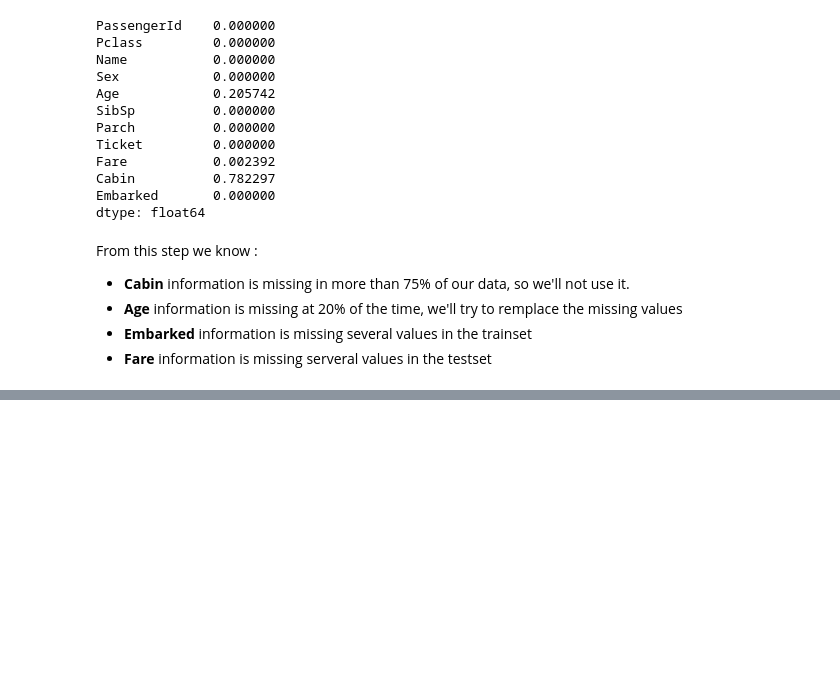
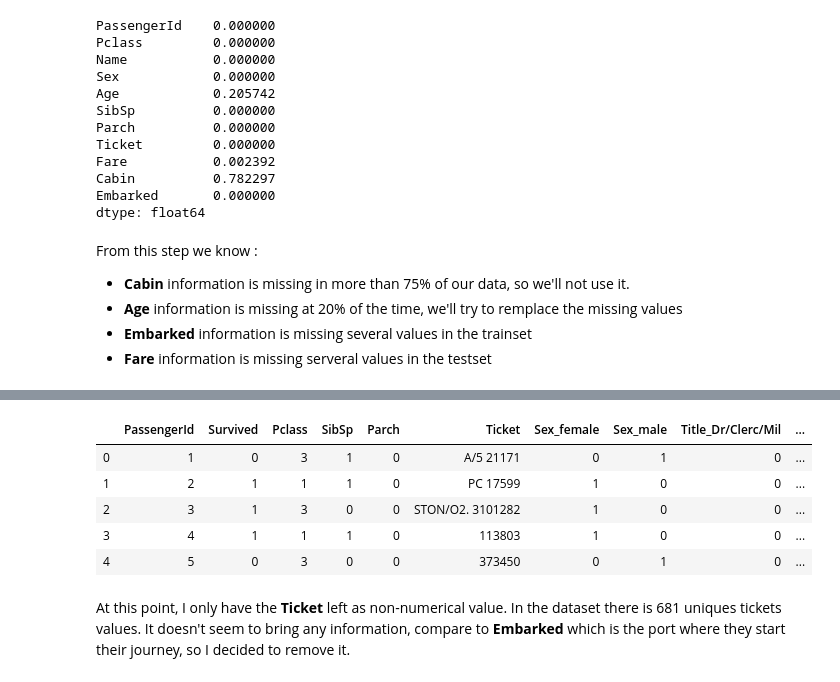
Before and after one commit to Picrik/DataScience, a Jupyter notebook: Titanic/Titanic_ENG_JPS.ipynb, the cells around one changed output, grey strips where cells are left out. Saved outputs shown, nothing was run; the diff lists cells and outputs as text; code cells hidden in the pictures; blank space fills up the shorter version.

```diff
--- a/Titanic/Titanic_ENG_JPS.ipynb
+++ b/Titanic/Titanic_ENG_JPS.ipynb
@@ -220,0 +313,3 @@ From this step we know :
+# %%
+df_train_remove = df_train_org.drop(["Cabin", "Age", "Embarked", "Fare"], axis=1)
+df_test_remove = df_test_org.drop(["Cabin", "Age", "Embarked", "Fare"], axis=1)
@@ -220,0 +371,7 @@ From this step we know :
+# %%
+df_train_remove = extractTitle(df_train_remove, "Name", dict_title)
+df_test_remove = extractTitle(df_test_remove, "Name", dict_title)
+df_train_mean = extractTitle(df_train_mean, "Name", dict_title)
+df_test_mean = extractTitle(df_test_mean, "Name", dict_title)
+df_train_median = extractTitle(df_train_median, "Name", dict_title)
+df_test_median = extractTitle(df_test_median, "Name", dict_title)
@@ -220,0 +393,9 @@ From this step we know :
+# %%
+list_dummies = ["Sex", "Embarked", "Title"]
+
+df_train_remove = getDummiesTitanic(df_train_remove, list_dummies)
+df_test_remove = getDummiesTitanic(df_test_remove, list_dummies)
+df_train_mean = getDummiesTitanic(df_train_mean, list_dummies)
+df_test_mean = getDummiesTitanic(df_test_mean, list_dummies)
+df_train_median = getDummiesTitanic(df_train_median, list_dummies)
+df_test_median = getDummiesTitanic(df_test_median, list_dummies)
@@ -220,0 +405,11 @@ From this step we know :
+# %%
+df_train_remove.head()
+# %% [output]
+|  | PassengerId | Survived | Pclass | SibSp | Parch | Ticket | Sex_female | Sex_male | Title_Dr/Clerc/Mil | ... |
+| 0 | 1 | 0 | 3 | 1 | 0 | A/5 21171 | 0 | 1 | 0 | ... |
+| 1 | 2 | 1 | 1 | 1 | 0 | PC 17599 | 1 | 0 | 0 | ... |
+| 2 | 3 | 1 | 3 | 0 | 0 | STON/O2. 3101282 | 1 | 0 | 0 | ... |
+| 3 | 4 | 1 | 1 | 1 | 0 | 113803 | 1 | 0 | 0 | ... |
+| 4 | 5 | 0 | 3 | 0 | 0 | 373450 | 0 | 1 | 0 | ... |
+# %% [markdown]
+At this point, I only have the __Ticket__ left as non-numerical value. In the dataset there is 681 uniques tickets values. It doesn't seem to bring any information, compare to __Embarked__ which is the port where they start their journey, so I decided to remove it.
```
Also changed, not shown: parts of 50 cells of this notebook.
